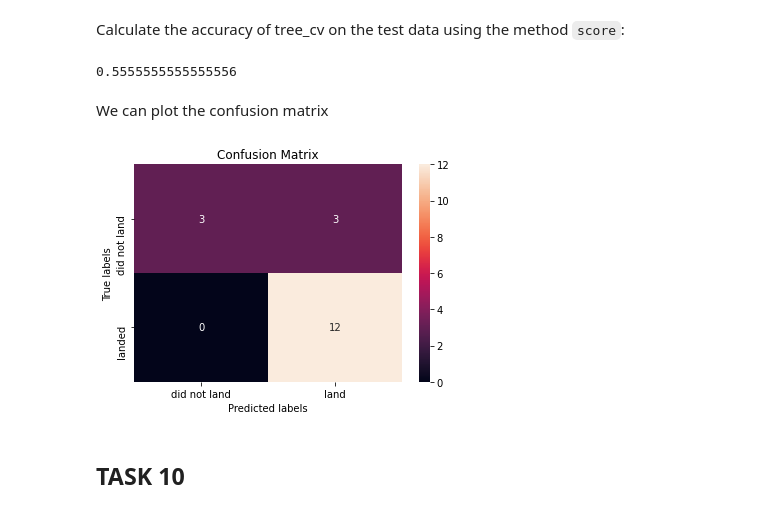
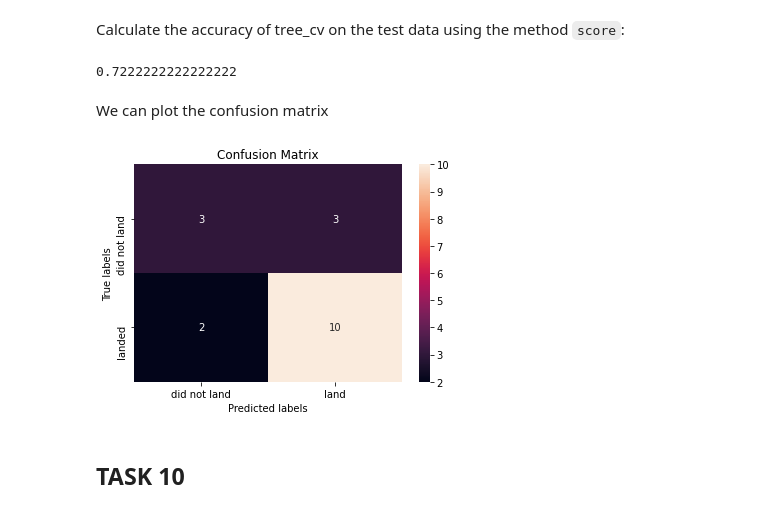
Before and after one commit to abderrahim22/FirstRepo, a Jupyter notebook: SpaceX_Machine Learning Prediction_Part_5.ipynb, the cells around one changed output. Drawn from its saved outputs; the diff is of its cells as text; code cells hidden in the pictures.

```diff
--- a/SpaceX_Machine Learning Prediction_Part_5.ipynb
+++ b/SpaceX_Machine Learning Prediction_Part_5.ipynb
@@ -271,16 +271,16 @@ accuracy : 0.875
 # %% [markdown]
 Calculate the accuracy of tree_cv on the test data using the method <code>score</code>:
 # %%
-BestparTree.score(X_test,Y_test)
+tree_cv.score(X_test,Y_test)
 # %% [output]
-0.5555555555555556
+0.7222222222222222
 # %% [markdown]
 We can plot the confusion matrix
 # %%
-yhat = svm_cv.predict(X_test)
+yhat = tree_cv.predict(X_test)
 plot_confusion_matrix(Y_test,yhat)
 # %% [output]
-[figure, old version]
+[figure, new version]
 # %% [markdown]
 ## TASK  10
 # %% [markdown]
```
Also changed, not shown: parts of 5 cells of this notebook.
